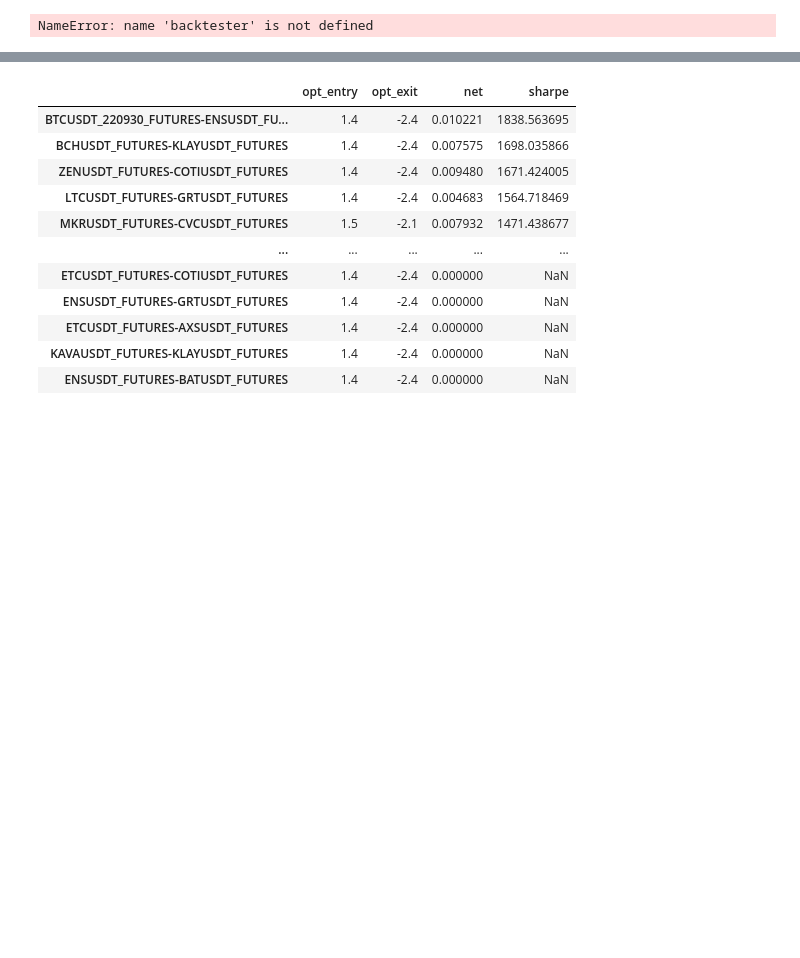
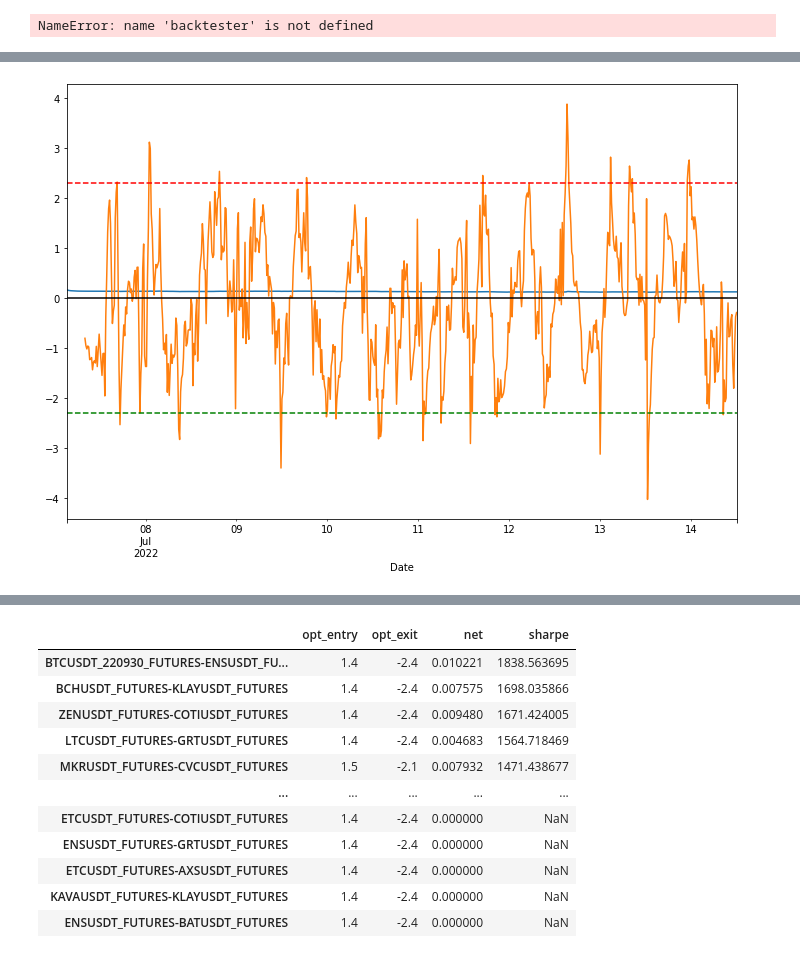
Before and after one commit to mscbr/algo_pairs, a Jupyter notebook: class_modules.ipynb, the cells around one changed output, grey strips where cells are left out. Cells and saved outputs as stored; diff of their text form; code cells hidden in the pictures; blank space fills up the shorter version.

```diff
--- a/class_modules.ipynb
+++ b/class_modules.ipynb
@@ -733,0 +888,13 @@ NameError: name 'backtester' is not defined
+# %%
+backtester.pair_results.spread.plot(figsize=(12,8))
+backtester.pair_results.z_score.plot()
+plt.axhline(0, color='black')
+# plt.axhline(1, color='red', linestyle='--')
+plt.axhline(2.3, color='red', linestyle='--')
+# plt.axhline(-1, color='green', linestyle='--')
+plt.axhline(-2.3, color='green', linestyle='--')
+# plt.legend(['Rolling Ratio z-score', 'Mean', '+1','+1.25','-1','-1.25'], loc='center left', bbox_to_anchor=(1, 0.5))
+# plt.legend(loc='center left', bbox_to_anchor=(1, 0.5), labels=labels)
+plt.show()
+# %% [output]
+[figure, added]
```
Also changed, not shown: parts of 20 cells of this notebook.
